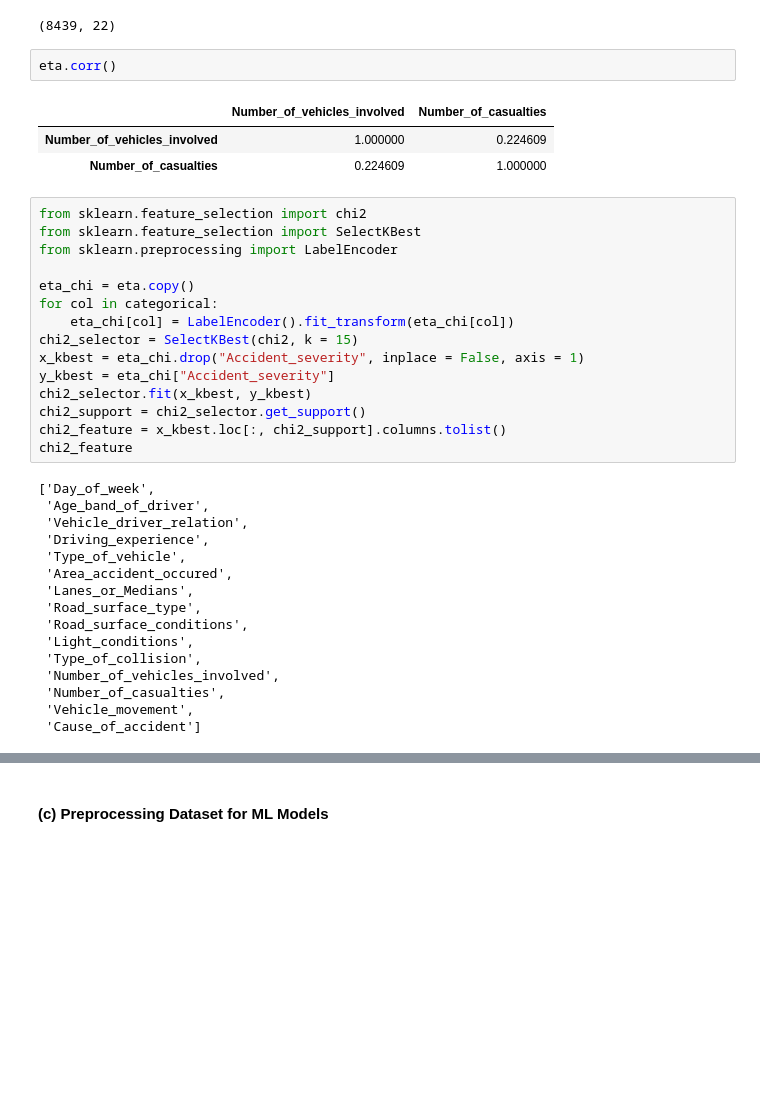
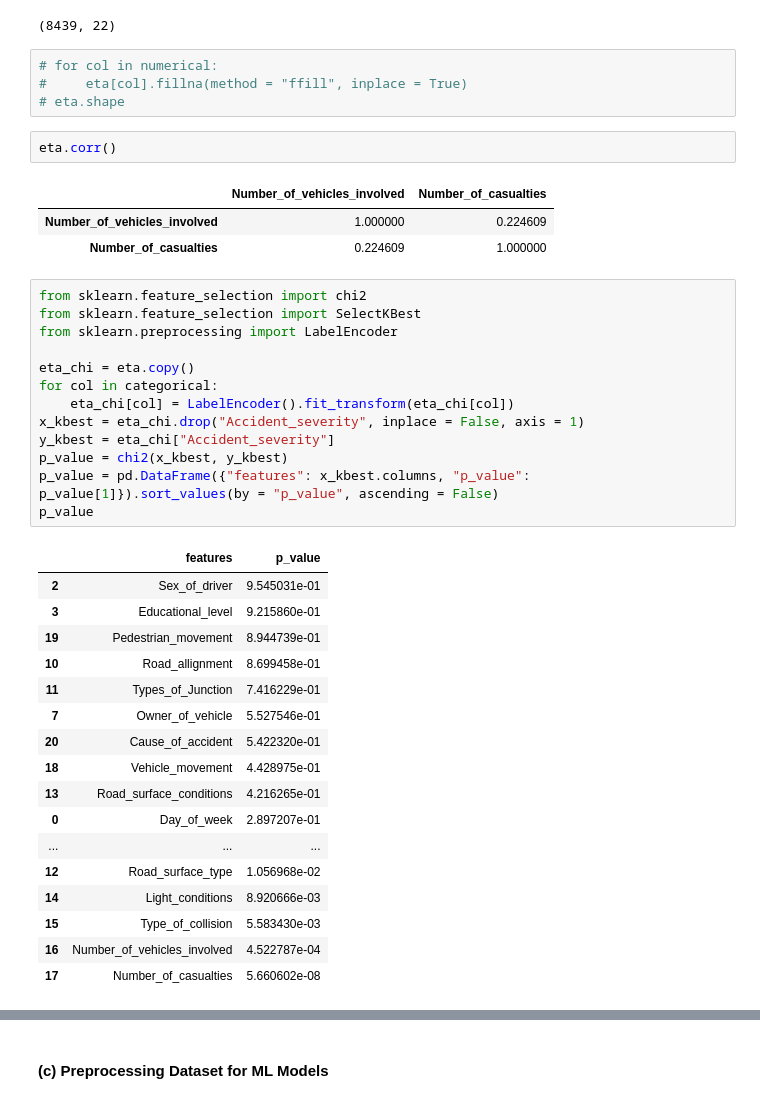
Before and after one commit to JimmyZJC/GR5243-Group-Project, a Jupyter notebook: Notebook/Group Project 1.ipynb, the cells around one changed output, grey strips where cells are left out. Drawn from its saved outputs; the diff is of its cells as text; blank space fills up the shorter version.

```diff
--- a/Notebook/Group Project 1.ipynb
+++ b/Notebook/Group Project 1.ipynb
@@ -99,6 +99,10 @@ eta.dropna(subset = categorical, inplace = True)
 eta.shape
 # %% [output]
 (8439, 22)
+# %%
+# for col in numerical:
+#     eta[col].fillna(method = "ffill", inplace = True)
+# eta.shape
 # %%
 eta.corr()
 # %% [output]
@@ -108,31 +112,31 @@ eta.corr()
 # %%
 from sklearn.feature_selection import chi2
 from sklearn.feature_selection import SelectKBest
 from sklearn.preprocessing import LabelEncoder
 
 eta_chi = eta.copy()
 for col in categorical:
     eta_chi[col] = LabelEncoder().fit_transform(eta_chi[col])
-chi2_selector = SelectKBest(chi2, k = 15)
 x_kbest = eta_chi.drop("Accident_severity", inplace = False, axis = 1)
 y_kbest = eta_chi["Accident_severity"]
-chi2_selector.fit(x_kbest, y_kbest)
-chi2_support = chi2_selector.get_support()
-chi2_feature = x_kbest.loc[:, chi2_support].columns.tolist()
-chi2_feature
+p_value = chi2(x_kbest, y_kbest)
+p_value = pd.DataFrame({"features": x_kbest.columns, "p_value": p_value[1]}).sort_values(by = "p_value", ascending = False)
+p_value
 # %% [output]
-['Day_of_week',
- 'Age_band_of_driver',
- 'Vehicle_driver_relation',
- 'Driving_experience',
- 'Type_of_vehicle',
- 'Area_accident_occured',
- 'Lanes_or_Medians',
- 'Road_surface_type',
- 'Road_surface_conditions',
- 'Light_conditions',
- 'Type_of_collision',
- 'Number_of_vehicles_involved',
- 'Number_of_casualties',
- 'Vehicle_movement',
- 'Cause_of_accident']
+|  | features | p_value |
+| 2 | Sex_of_driver | 9.545031e-01 |
+| 3 | Educational_level | 9.215860e-01 |
+| 19 | Pedestrian_movement | 8.944739e-01 |
+| 10 | Road_allignment | 8.699458e-01 |
+| 11 | Types_of_Junction | 7.416229e-01 |
+| 7 | Owner_of_vehicle | 5.527546e-01 |
+| 20 | Cause_of_accident | 5.422320e-01 |
+| 18 | Vehicle_movement | 4.428975e-01 |
+| 13 | Road_surface_conditions | 4.216265e-01 |
+| 0 | Day_of_week | 2.897207e-01 |
+| ... | ... | ... |
+| 12 | Road_surface_type | 1.056968e-02 |
+| 14 | Light_conditions | 8.920666e-03 |
+| 15 | Type_of_collision | 5.583430e-03 |
+| 16 | Number_of_vehicles_involved | 4.522787e-04 |
+| 17 | Number_of_casualties | 5.660602e-08 |
```
Also changed, not shown: parts of 16 cells of this notebook.
